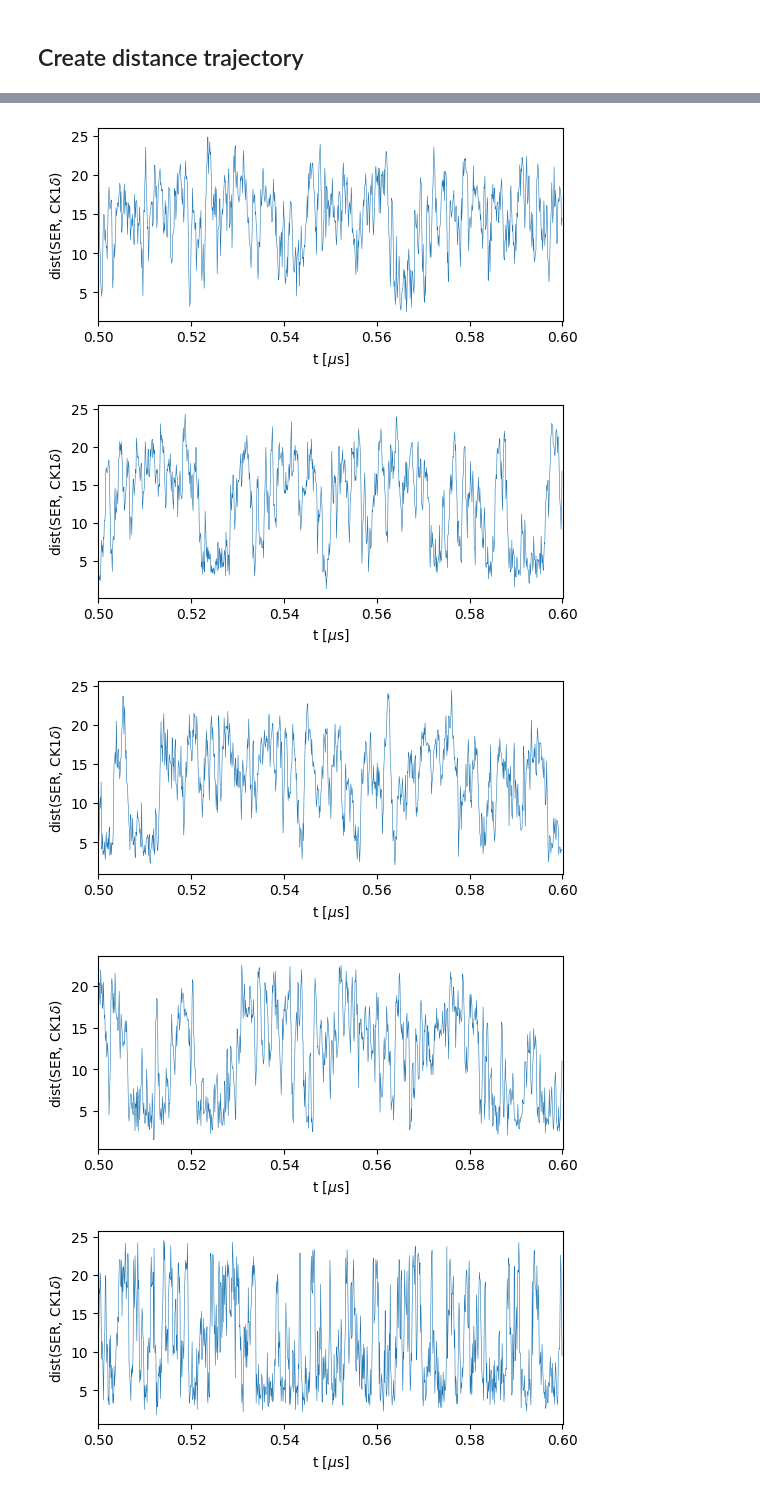
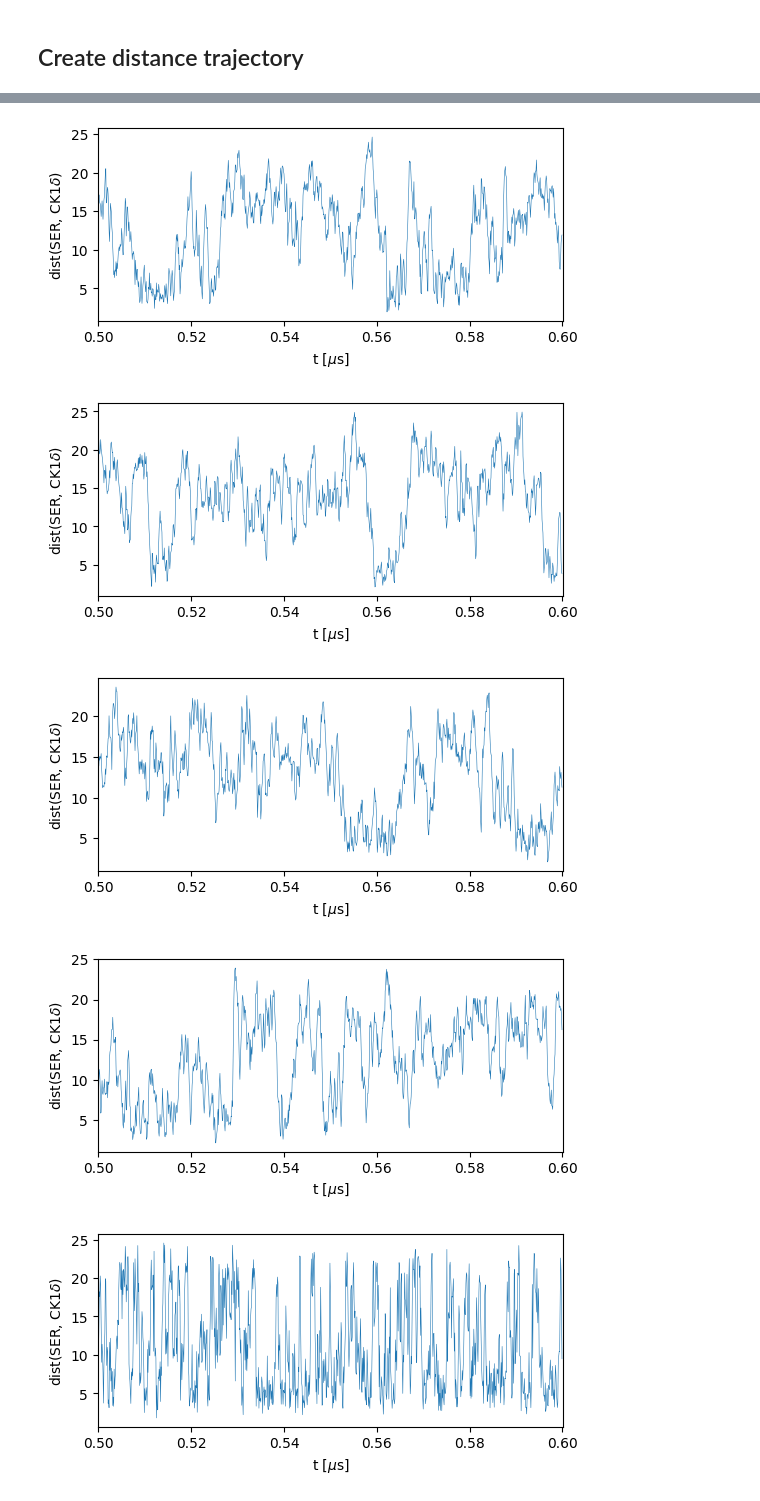
Before and after one commit to ezippo/HPA, a Jupyter notebook: process_traj.ipynb, the cells around one changed output, grey strips where cells are left out. Drawn from its saved outputs; the diff is of its cells as text; code cells hidden in the pictures.

```diff
--- a/process_traj.ipynb
+++ b/process_traj.ipynb
@@ -103,9 +103,12 @@ for i in [2500]:
 # %% [markdown]
 ## Create distance trajectory
 # %%
+rdump = 5
+rigid = ''
+dmu = 10
 for s in range(1,11):
-    d = hpau.create_distance_file(path_ness+f'sim_ser19_dmu-10_1-tdp43-5pser_1-ck1d-open_10k/sim{s}_ser19_dmu-10_1-tdp43-5pser_com-ck1d-open_CAL3_10k_10us_dump.gsd',
+    d = hpau.create_distance_file(path_ness+f'sim_ser19_dmu-{dmu}_1-tdp43-5pser_1-{rigid}ck1d-open_{rdump}k/sim{s}_ser19_dmu-{dmu}_1-tdp43-5pser_com-{rigid}ck1d-open_CAL3_{rdump}k_10us_dump.gsd',
                                          id1=[300,301,302], id2=[i for i in range(154)], mean1=True, therm=0)
-    np.savetxt(path_ness+f'sim_ser19_dmu-10_1-tdp43-5pser_1-ck1d-open_10k/sim{s}_ser19_dmu-10_1-tdp43-5pser_com-ck1d-open_CAL3_10k_10us_dist.txt', d)
+    np.savetxt(path_ness+f'sim_ser19_dmu-{dmu}_1-tdp43-5pser_1-{rigid}ck1d-open_{rdump}k/sim{s}_ser19_dmu-{dmu}_1-tdp43-5pser_com-{rigid}ck1d-open_CAL3_{rdump}k_10us_dist.txt', d)
     hpapl.plot_dist(d,part_id=5,start=5000,end=6000)
 # %% [output]
@@ -118,7 +121,7 @@ for s in range(1,11):
-[figure, old version]
+[figure, new version]
-[figure, old version]
+[figure, new version]
-[figure, old version]
+[figure, new version]
-[figure, old version]
+[figure, new version]
 # %%
 for s in range(1,11):
     d = hpau.create_distance_file(path_fix+f'sim_ser19_dmu-5_0_1-tdp43-5pser_1-ck1d-open_1-pp3_fixed/sim{s}_ser19_dmu-5_0_1-tdp43-5pser_com-ck1d-open_com-pp3_fixed_CAL3_dump.gsd',
```
Also changed, not shown: parts of 3 cells of this notebook, 1 other file.
